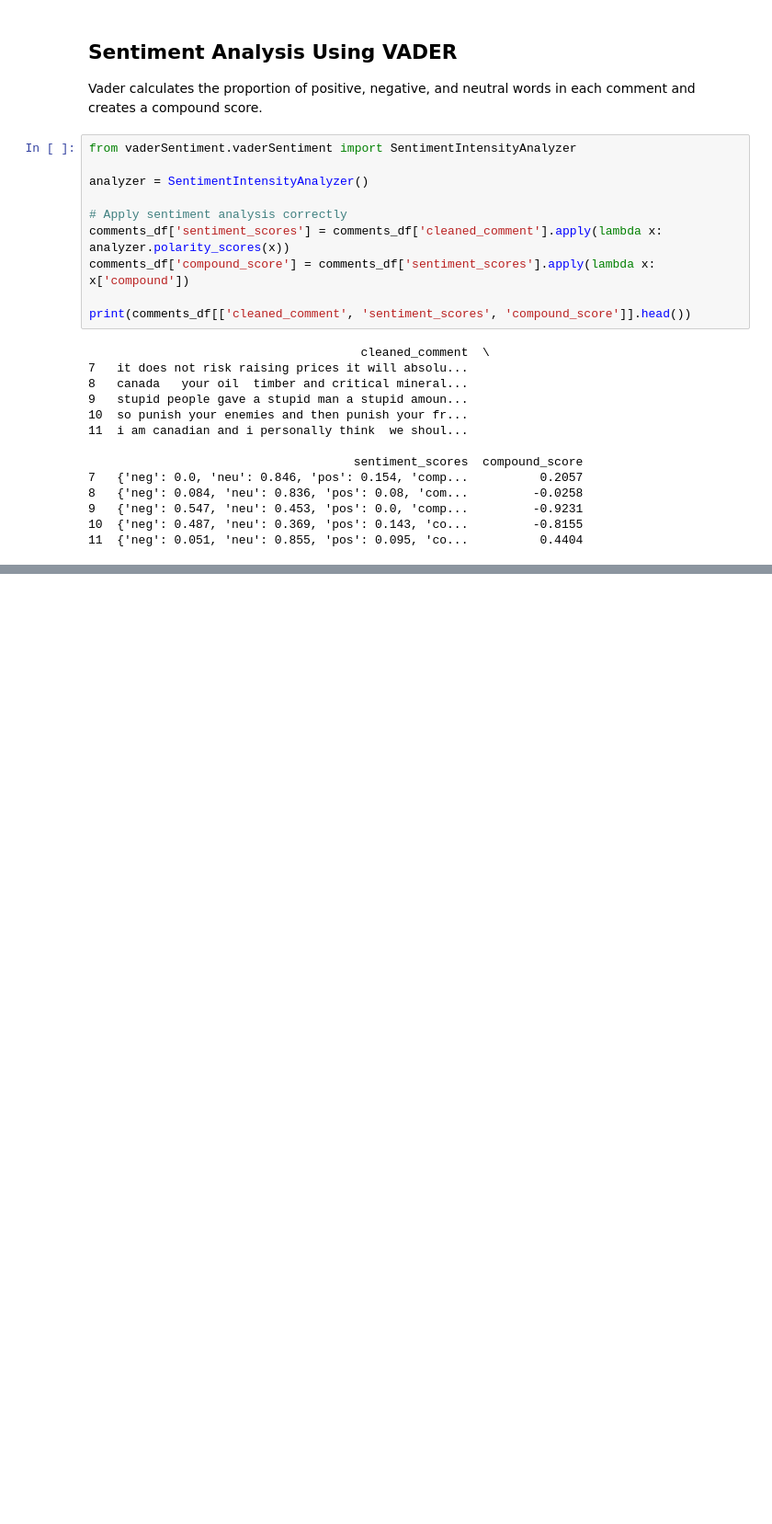
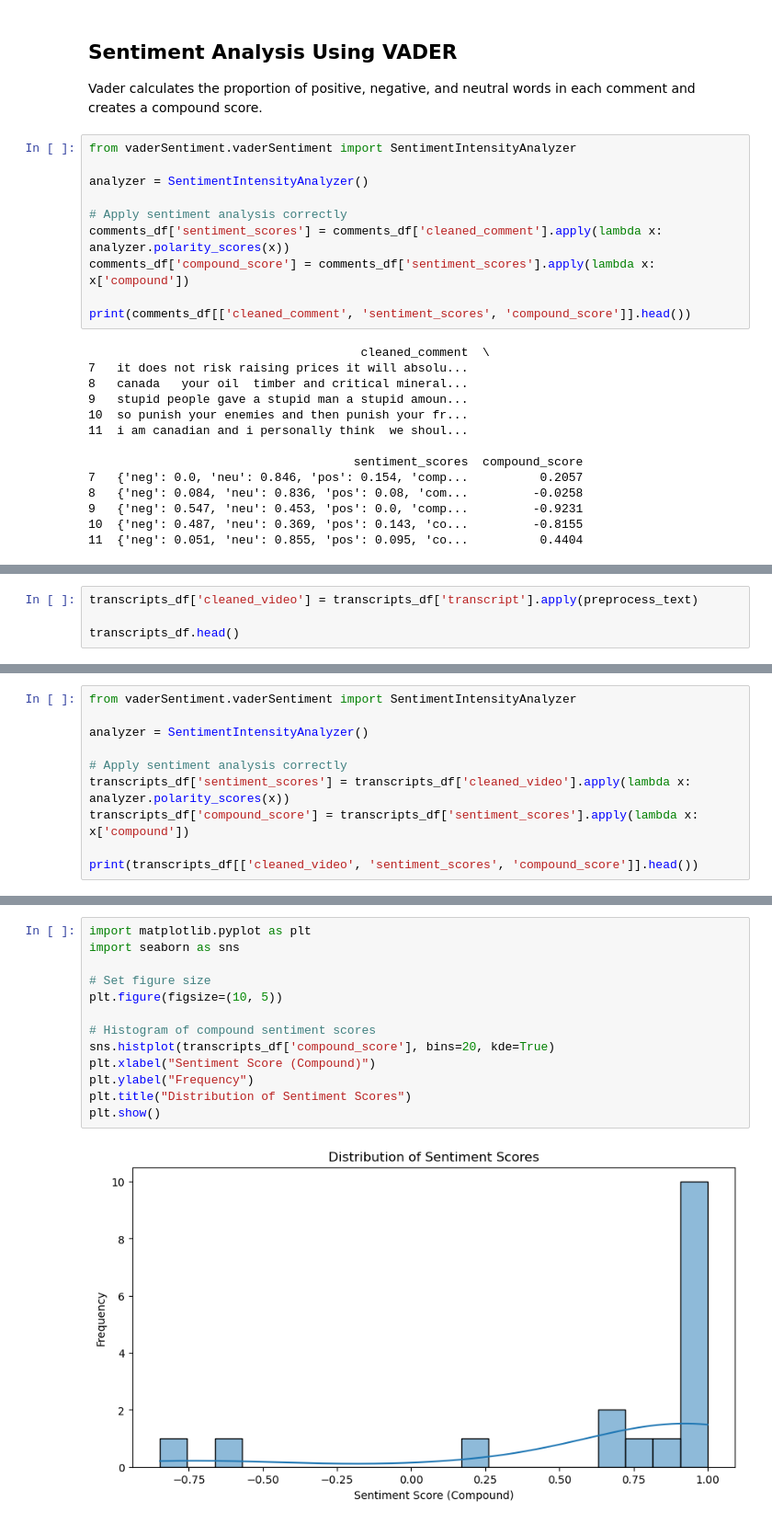
Before and after one commit to alanklin/NLP-Midterm, a Jupyter notebook: Code/text_classifier.ipynb, the cells around one changed output, grey strips where cells are left out. Shown at 92% size. Saved outputs shown, nothing was run; the diff lists cells and outputs as text; blank space fills up the shorter version.

```diff
--- a/Code/text_classifier.ipynb
+++ b/Code/text_classifier.ipynb
@@ -241,0 +125,4 @@ plt.show()
+# %%
+transcripts_df['cleaned_video'] = transcripts_df['transcript'].apply(preprocess_text)
+
+transcripts_df.head()
@@ -241,0 +138,10 @@ plt.show()
+# %%
+from vaderSentiment.vaderSentiment import SentimentIntensityAnalyzer
+
+analyzer = SentimentIntensityAnalyzer()
+
+# Apply sentiment analysis correctly
+transcripts_df['sentiment_scores'] = transcripts_df['cleaned_video'].apply(lambda x: analyzer.polarity_scores(x))
+transcripts_df['compound_score'] = transcripts_df['sentiment_scores'].apply(lambda x: x['compound'])
+
+print(transcripts_df[['cleaned_video', 'sentiment_scores', 'compound_score']].head())
@@ -241,0 +162,15 @@ plt.show()
+# %%
+import matplotlib.pyplot as plt
+import seaborn as sns
+
+# Set figure size
+plt.figure(figsize=(10, 5))
+
+# Histogram of compound sentiment scores
+sns.histplot(transcripts_df['compound_score'], bins=20, kde=True)
+plt.xlabel("Sentiment Score (Compound)")
+plt.ylabel("Frequency")
+plt.title("Distribution of Sentiment Scores")
+plt.show()
+# %% [output]
+[figure, added]
```
Also changed, not shown: parts of 16 cells of this notebook.
